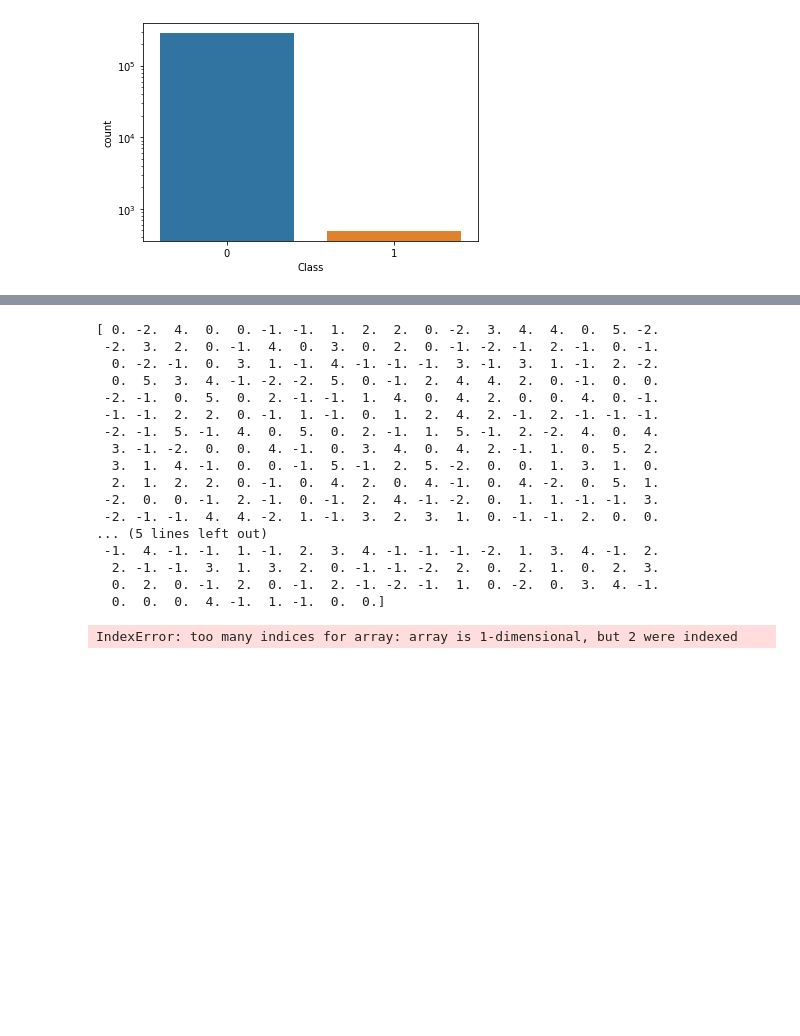
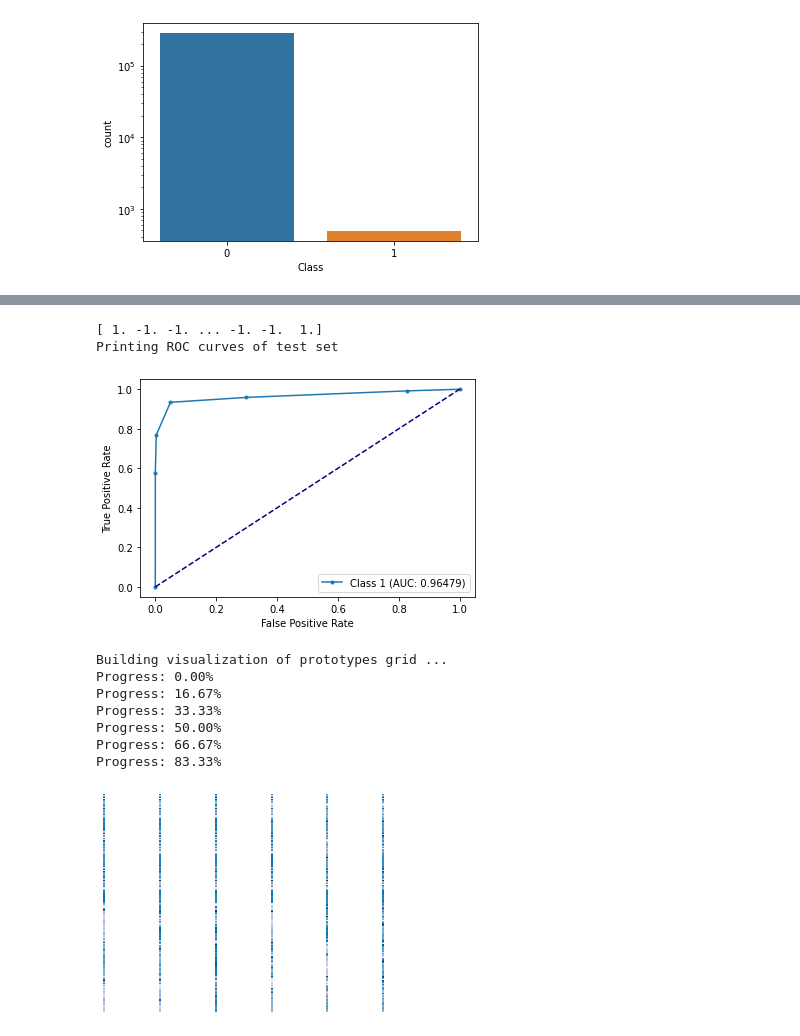
Before and after one commit to alu0101224084/TID-group4, a Jupyter notebook: Proyecto/Pracita_SOM.ipynb, the cells around one changed output, grey strips where cells are left out. Saved outputs shown, nothing was run; the diff lists cells and outputs as text; code cells hidden in the pictures; blank space fills up the shorter version.

```diff
--- a/Proyecto/Pracita_SOM.ipynb
+++ b/Proyecto/Pracita_SOM.ipynb
@@ -239,7 +341,7 @@ weighted avg       0.89      0.88      0.88       277
 print("Architecture optimization")
 
 # Test SOM with differents number of grid units and several repetitions
-tests_grid_side = [5, 10, 15, 20, 25, 30, 35]
+tests_grid_side = [2, 3, 4, 5, 6, 7, 10, 15, 20]
 n_reps = 5
 
 now = datetime.now()
@@ -353,68 +455,41 @@ weighted avg       0.87      0.85      0.85       369
 # %%
 # ROC curves of test set
 per_probs = best_per.decision_function(sofm_output_test)
 classes  = np.unique(target_train)
 per_auc = []
 per_fpr = []
 per_tpr = []
 print(per_probs)
-for cla in classes:
-   per_auc.append(roc_auc_score(target_test==cla, per_probs[:,cla]))
-   fpr, tpr, _ = roc_curve(target_test==cla, per_probs[:,cla])
-   per_fpr.append(fpr)
-   per_tpr.append(tpr)
+per_auc.append(roc_auc_score(target_test==True, per_probs))
+fpr, tpr, _ = roc_curve(target_test==True, per_probs)
+per_fpr.append(fpr)
+per_tpr.append(tpr)
 
 print("Printing ROC curves of test set")
 # plot the roc curve for the model
-for cla in classes:
    # plt.plot(ns_fpr, ns_tpr, linestyle='--', label='No Skill')
-   _ = plt.plot(per_fpr[cla], per_tpr[cla], marker='.', label='Class %d (AUC: %.5f)' % (cla, per_auc[cla]))
+_ = plt.plot(per_fpr[0], per_tpr[0], marker='.', label='Class %d (AUC: %.5f)' % (True, per_auc[0]))
 
 # axis labels
 plt.plot([0, 1], [0, 1], color='navy', linestyle='--')
 plt.xlabel('False Positive Rate')
 plt.ylabel('True Positive Rate')
 # show the legend
 plt.legend()
 # show the plot
 plt.show()
 
 # Show grid prototypes
 plot_prototypes_grid(best_sofm.features_grid[0], best_sofm.features_grid[1], best_sofm.weight)
-
-# Show errors on real class 8
-real_class = 8
-indxs = np.where(digits_test.target == real_class)[0]
-indxs_err = indxs[(np.where(predict_test[(indxs)] != real_class)[0])]
-preds_err = predict_test[(indxs_err)]
-n_img_plt = 8
-
-print("Showing first %d errors of real class %d" % (n_img_plt, real_class))
-
-_, axes = plt.subplots(2, n_img_plt//2)
-images_and_labels = list(zip(digits_test.images[(indxs_err)], digits_test.target[(indxs_err)], preds_err))
-for ax, (image, label1, label2) in zip(np.concatenate(axes), images_and_labels):
-    ax.set_axis_off()
-    ax.imshow(image, cmap=plt.cm.gray_r, interpolation='nearest')
-    ax.set_title('real:%i pred:%i' % (label1, label2))
-
-plt.show()
 # %% [output]
-[ 0. -2.  4.  0.  0. -1. -1.  1.  2.  2.  0. -2.  3.  4.  4.  0.  5. -2.
- -2.  3.  2.  0. -1.  4.  0.  3.  0.  2.  0. -1. -2. -1.  2. -1.  0. -1.
-  0. -2. -1.  0.  3.  1. -1.  4. -1. -1. -1.  3. -1.  3.  1. -1.  2. -2.
-  0.  5.  3.  4. -1. -2. -2.  5.  0. -1.  2.  4.  4.  2.  0. -1.  0.  0.
- -2. -1.  0.  5.  0.  2. -1. -1.  1.  4.  0.  4.  2.  0.  0.  4.  0. -1.
- -1. -1.  2.  2.  0. -1.  1. -1.  0.  1.  2.  4.  2. -1.  2. -1. -1. -1.
- -2. -1.  5. -1.  4.  0.  5.  0.  2. -1.  1.  5. -1.  2. -2.  4.  0.  4.
-  3. -1. -2.  0.  0.  4. -1.  0.  3.  4.  0.  4.  2. -1.  1.  0.  5.  2.
-  3.  1.  4. -1.  0.  0. -1.  5. -1.  2.  5. -2.  0.  0.  1.  3.  1.  0.
-  2.  1.  2.  2.  0. -1.  0.  4.  2.  0.  4. -1.  0.  4. -2.  0.  5.  1.
- -2.  0.  0. -1.  2. -1.  0. -1.  2.  4. -1. -2.  0.  1.  1. -1. -1.  3.
- -2. -1. -1.  4.  4. -2.  1. -1.  3.  2.  3.  1.  0. -1. -1.  2.  0.  0.
-... (5 lines left out)
- -1.  4. -1. -1.  1. -1.  2.  3.  4. -1. -1. -1. -2.  1.  3.  4. -1.  2.
-  2. -1. -1.  3.  1.  3.  2.  0. -1. -1. -2.  2.  0.  2.  1.  0.  2.  3.
-  0.  2.  0. -1.  2.  0. -1.  2. -1. -2. -1.  1.  0. -2.  0.  3.  4. -1.
-  0.  0.  0.  4. -1.  1. -1.  0.  0.]
+[ 1. -1. -1. ... -1. -1.  1.]
+Printing ROC curves of test set
+[figure, added]
-IndexError: too many indices for array: array is 1-dimensional, but 2 were indexed
+Building visualization of prototypes grid ...
+Progress: 0.00%
+Progress: 16.67%
+Progress: 33.33%
+Progress: 50.00%
+Progress: 66.67%
+Progress: 83.33%
+[figure, added]
```
Also changed, not shown: parts of 15 cells of this notebook.
